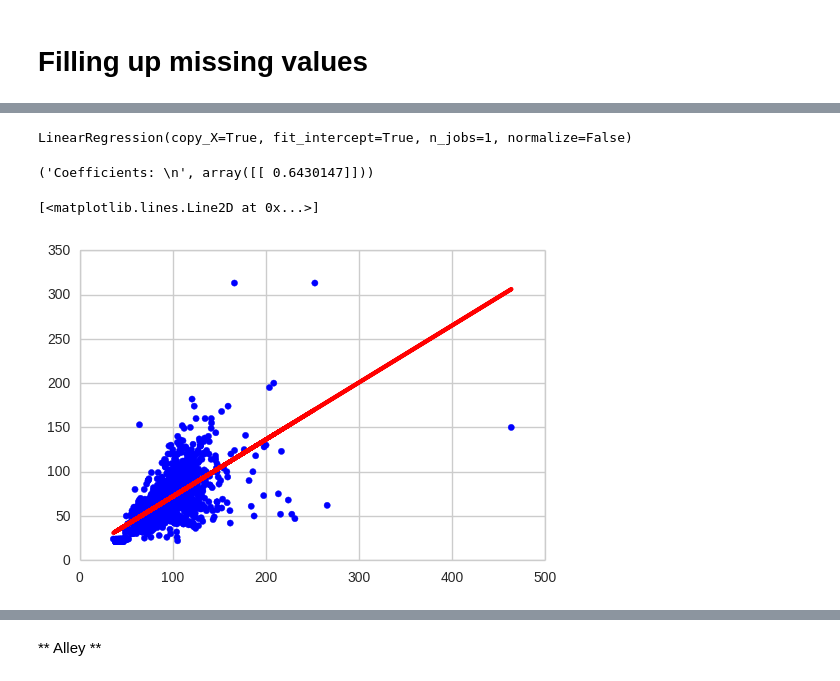
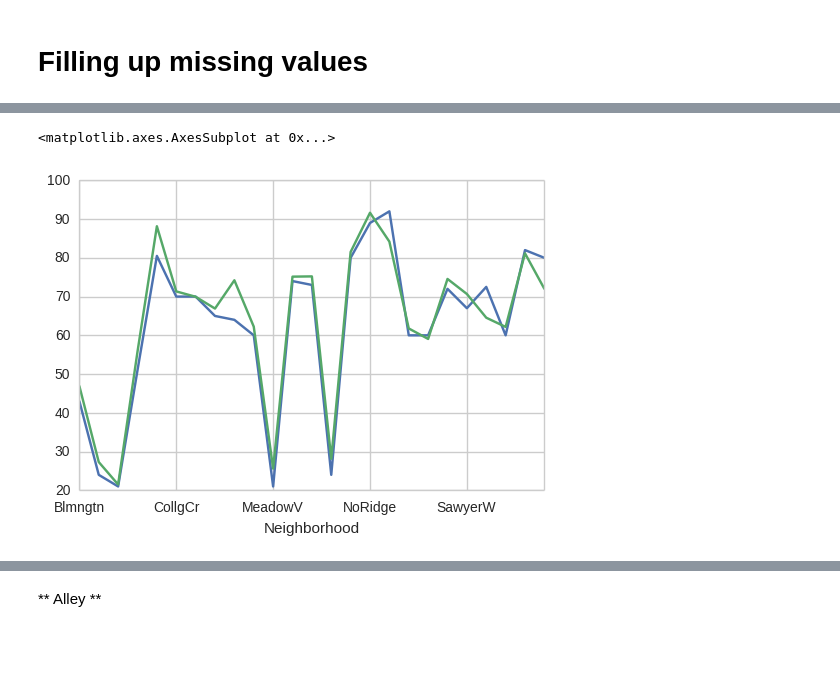
Before and after one commit to SunnyMarkLiu/Kaggle-House-Prices, a Jupyter notebook: Data_Cleaning_and_Feature_Engineering_Final_Version.ipynb, the cells around one changed output, grey strips where cells are left out. Saved outputs shown, nothing was run; the diff lists cells and outputs as text; code cells hidden in the pictures; blank space fills up the shorter version.

```diff
--- a/Data_Cleaning_and_Feature_Engineering_Final_Version.ipynb
+++ b/Data_Cleaning_and_Feature_Engineering_Final_Version.ipynb
@@ -46,0 +41,5 @@ def rmse(y_true, y_pred):
+# %%
+conbined_data = pd.concat([train_data.loc[:, : 'SalePrice'], test_data])
+conbined_data = conbined_data[test_data.columns]
+display(conbined_data.head(1))
+print conbined_data.shape
@@ -47,9 +51,2 @@ def rmse(y_true, y_pred):
 # %% [markdown]
 # Filling up missing values
-# %%
-def conbine_train_test_data():
-    train_data2 = train_data.drop('SalePrice', axis=1)
-    return pd.concat([train_data2, test_data])
-
-conbined_data = conbine_train_test_data()
-conbined_data.shape
@@ -95,3 +79,0 @@ LotArea: Lot size in square feet。LotArea 平方英尺为单位。考虑单位
-# %%
-conbined_data['SqrtLotArea'] = np.sqrt(conbined_data['LotArea'])
-conbined_data['LotFrontage'].corr(conbined_data['SqrtLotArea'])
@@ -117,28 +80,6 @@ regr = LinearRegression()
-# %%
-lotFrontage = lot_datas.iloc[:,0].values
-sqrtLotArea = lot_datas.iloc[:,1].values
-
-length = lotFrontage.shape[0]
-lotFrontage = lotFrontage.reshape(length, 1)
-sqrtLotArea = sqrtLotArea.reshape(length, 1)
-
-# Train the model using the training sets
-regr.fit(sqrtLotArea, lotFrontage)
-# %% [output]
-LinearRegression(copy_X=True, fit_intercept=True, n_jobs=1, normalize=False)
-# %%
-# The coefficients
-print('Coefficients: \n', regr.coef_)
-# %% [output]
-('Coefficients: \n', array([[ 0.6430147]]))
-# %%
-plt.scatter(sqrtLotArea, lotFrontage,  color='blue')
-plt.plot(sqrtLotArea, regr.predict(sqrtLotArea), color='red',
-         linewidth=3)
-# %% [output]
-[<matplotlib.lines.Line2D at 0x...>]
-[figure, removed]
-# %%
-column = conbined_data['LotFrontage'].isnull()
-conbined_data['LotFrontage'][column] = conbined_data['SqrtLotArea'][column].\
-                                    map(lambda sqrt_lotarea : regr.predict(sqrt_lotarea)[0][0])
+# %%
+conbined_data['LotFrontage'].groupby(conbined_data["Neighborhood"]).median().plot()
+conbined_data['LotFrontage'].groupby(conbined_data["Neighborhood"]).mean().plot()
+# %% [output]
+<matplotlib.axes.AxesSubplot at 0x...>
+[figure, added]
```
Also changed, not shown: parts of 99 cells of this notebook.
